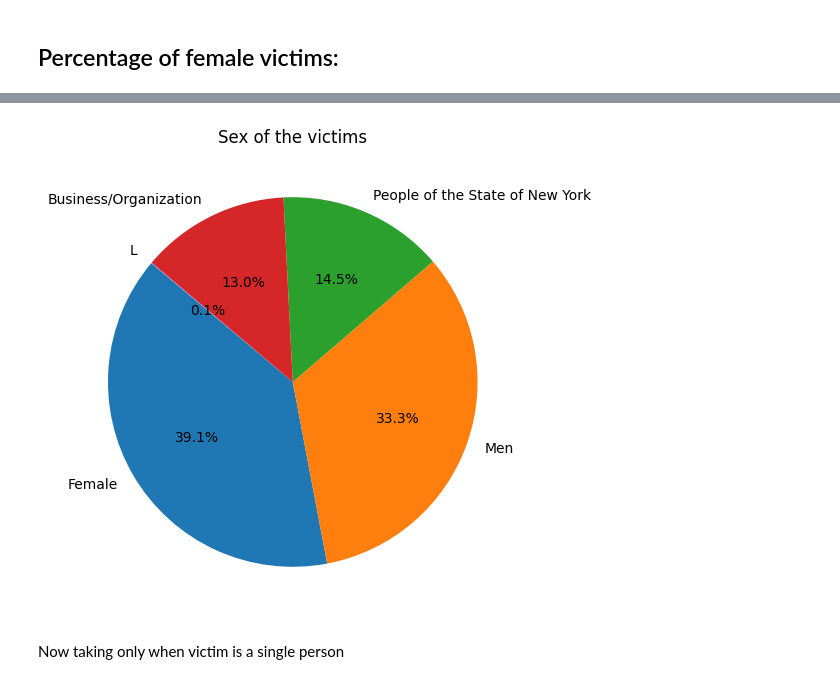
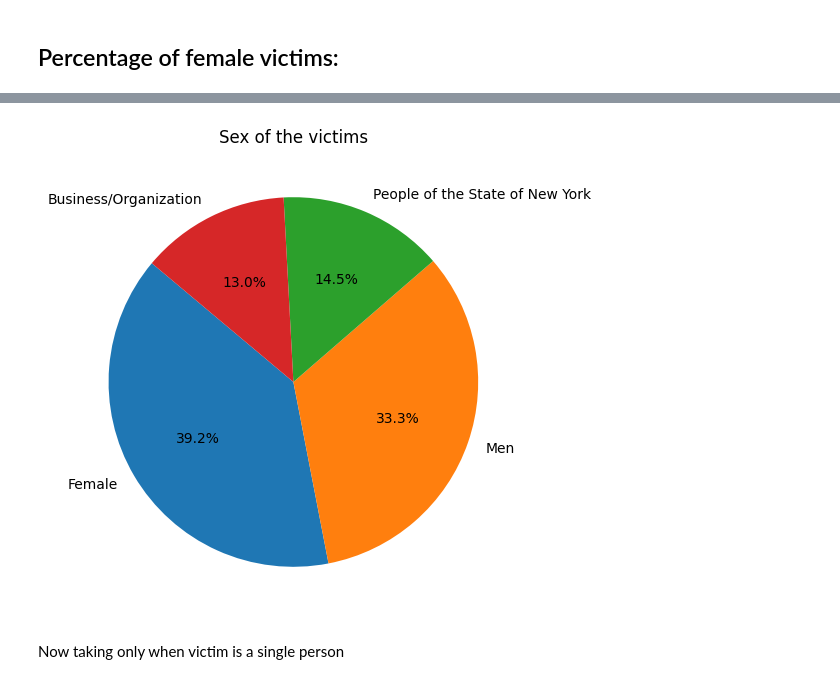
Before and after one commit to com-480-data-visualization/BluePink, a Jupyter notebook: data_exploration.ipynb, the cells around one changed output, grey strips where cells are left out. Cells and saved outputs as stored; diff of their text form; code cells hidden in the pictures.

```diff
--- a/data_exploration.ipynb
+++ b/data_exploration.ipynb
@@ -213,20 +215,20 @@ Name: count, dtype: int64
 # %%
 #F=Female
 #M=Male
 #E=PSNY/People of the State of New York
 #D=Business/Organization,
 
 
-labels= ["Female", "Men", "People of the State of New York", "Business/Organization", "L"]
+labels= ["Female", "Men", "People of the State of New York", "Business/Organization"]
 sizes = df['VIC_SEX'].value_counts()
 #sizes["Unknown"] = df["VIC_SEX"].isna().sum()
 
 plt.figure(figsize=(6, 6))
 plt.pie(sizes, labels=labels, autopct='%1.1f%%', startangle=140)
 plt.title('Sex of the victims')
 plt.show()
 # %% [output]
-[figure, old version]
+[figure, new version]
 # %% [markdown]
 Now taking only when victim is a single person
 # %%
```
Also changed, not shown: parts of 20 cells of this notebook, 1 other file.
